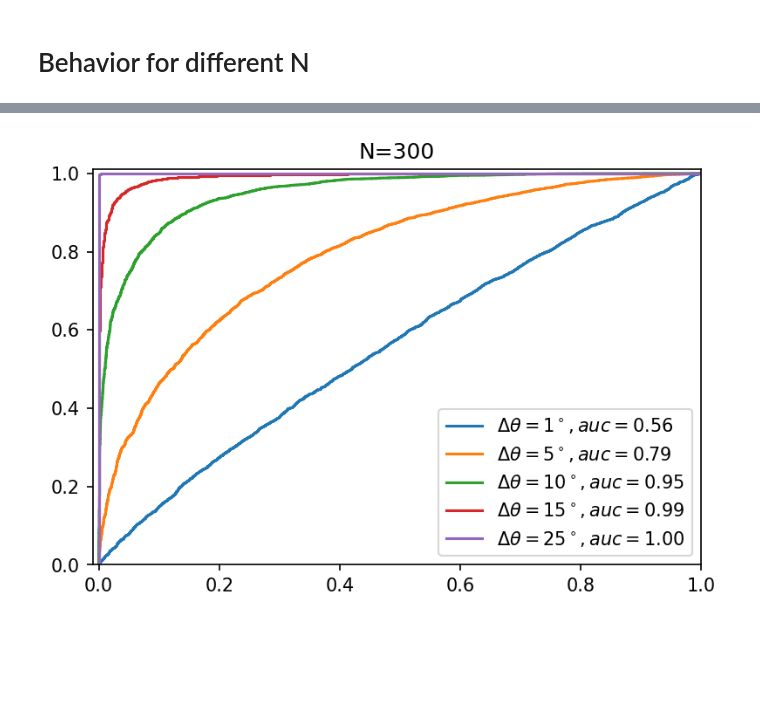
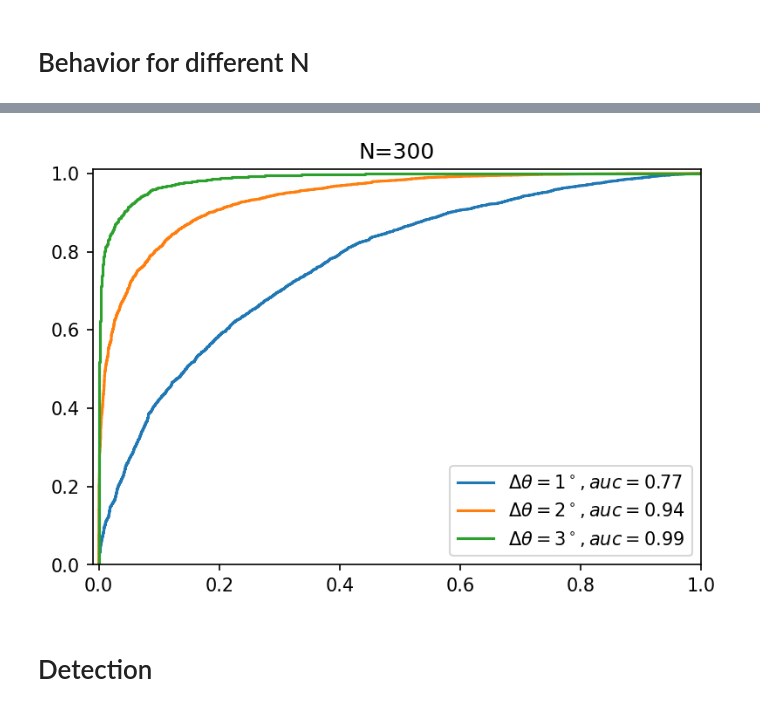
Before and after one commit to aGiorlandino/Theoretical_Neuroscience_ENS, a Jupyter notebook: Likelihood_estimator.ipynb, the cells around one changed output, grey strips where cells are left out. Drawn from its saved outputs; the diff is of its cells as text; code cells hidden in the pictures; blank space fills up the shorter version.

```diff
--- a/Likelihood_estimator.ipynb
+++ b/Likelihood_estimator.ipynb
@@ -126,7 +94,7 @@ from sklearn.metrics import roc_curve, auc
 def angle_diff(ang1, ang2):
     return np.abs((ang1-ang2) % (2*np.pi))
 
-def roc(N,theta, delta_theta, n_trials, kappa=1):
+def roc(N,theta, delta_theta, n_trials, kappa=3, C=1):
     theta_range = np.linspace(0, 2*np.pi, 10000)
     theta_1 = theta_range[np.argmin(angle_diff(theta_range, theta))] #the correct angle
     theta_2 = theta_range[np.argmin(angle_diff(theta_range, theta+delta_theta))]  #angle to compare
@@ -137,15 +105,15 @@ def roc(N,theta, delta_theta, n_trials, kappa=1):
     for trial in range(n_trials):
         y=np.random.choice([0, 1])
         y_true.append(y)
-        response = simulated_response(log_f(stimuli_angles[y], theta_tune, kappa=1), N)
+        response = simulated_response(log_f(stimuli_angles[y], theta_tune, kappa=1), N, C=1)
         score.append(log_likelihood(response, stimuli_angles[1], theta_tune)-log_likelihood(response, stimuli_angles[0], theta_tune))
-    score=np.exp(np.array(score))
+    #score=np.exp(np.array(score))
     fpr, tpr, _= roc_curve(y_true, score)
     auc_score = auc(fpr, tpr)
     return fpr, tpr, auc_score
 # %%
-delta_angles= [1, 5, 10, 15, 25]
-N=25
+delta_angles= [1, 2, 3]
+N= 25
 plt.figure(dpi=150)
 for delta in delta_angles:
     fpr, tpr, auc_score = roc(N, theta=0, delta_theta=delta/180*np.pi, n_trials=10000)
@@ -153,7 +121,7 @@ for delta in delta_angles:
     plt.xlim(-0.01,1)
     plt.ylim(0,1.01)
 
-plt.title("N=%d" %N)
+plt.title("N="+str(N))
 plt.legend()
 plt.show()
 # %% [output]
@@ -161,6 +129,6 @@ plt.show()
 # %%
-delta_angles= [1, 5, 10, 15, 25]
-N=100
+delta_angles= [1, 2, 3]
+N= 50
 plt.figure(dpi=150)
 for delta in delta_angles:
     fpr, tpr, auc_score = roc(N, theta=0, delta_theta=delta/180*np.pi, n_trials=10000)
@@ -168,7 +136,7 @@ for delta in delta_angles:
     plt.xlim(-0.01,1)
     plt.ylim(0,1.01)
 
-plt.title("N=%d" %N)
+plt.title("N="+str(N))
 plt.legend()
 plt.show()
 # %% [output]
@@ -175,0 +144,13 @@ plt.show()
+# %%
+delta_angles= [1, 2, 3]
+N= 150
+plt.figure(dpi=150)
+for delta in delta_angles:
+    fpr, tpr, auc_score = roc(N, theta=0, delta_theta=delta/180*np.pi, n_trials=10000)
+    plt.plot(fpr, tpr, label="$\Delta \\theta = " +str(delta)+ "^\circ, auc= %.2f$" %  auc_score)
+    plt.xlim(-0.01,1)
+    plt.ylim(0,1.01)
+
+plt.title("N="+str(N))
+plt.legend()
+plt.show()
@@ -176,15 +159,17 @@ plt.show()
 # %%
-delta_angles= [1, 5, 10, 15, 25]
+delta_angles= [1, 2, 3]
 N= 300
 plt.figure(dpi=150)
 for delta in delta_angles:
     fpr, tpr, auc_score = roc(N, theta=0, delta_theta=delta/180*np.pi, n_trials=10000)
     plt.plot(fpr, tpr, label="$\Delta \\theta = " +str(delta)+ "^\circ, auc= %.2f$" %  auc_score)
     plt.xlim(-0.01,1)
     plt.ylim(0,1.01)
 
-plt.title("N=%d" %N)
+plt.title("N="+str(N))
 plt.legend()
 plt.show()
 # %% [output]
-[figure, old version]
+[figure, new version]
+# %% [markdown]
+# Detection
```
Also changed, not shown: parts of 10 cells of this notebook.
